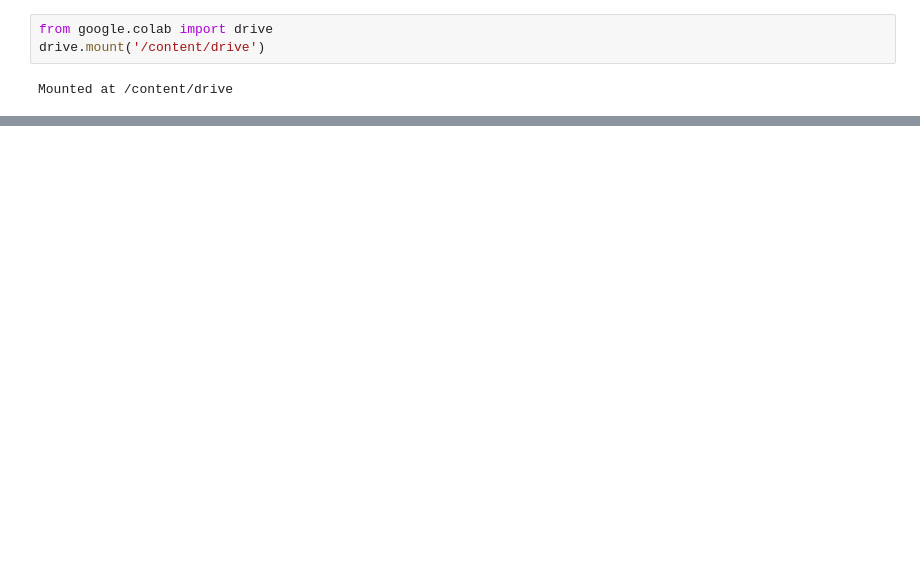
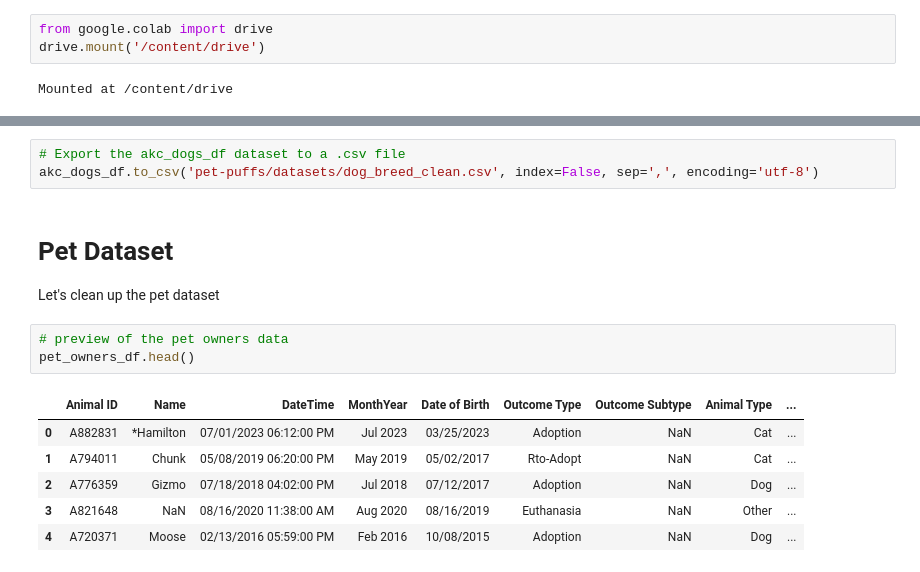
Before and after one commit to Decabra/doggy-delights, a Jupyter notebook: akc_data_cleaning.ipynb, the cells around one changed output, grey strips where cells are left out. Drawn from its saved outputs; the diff is of its cells as text; blank space fills up the shorter version.

```diff
--- a/akc_data_cleaning.ipynb
+++ b/akc_data_cleaning.ipynb
@@ -38,0 +205,17 @@ maxAkcValues
+# %%
+# Export the akc_dogs_df dataset to a .csv file
+akc_dogs_df.to_csv('pet-puffs/datasets/dog_breed_clean.csv', index=False, sep=',', encoding='utf-8')
+# %% [markdown]
+# Pet Dataset
+
+Let's clean up the pet dataset
+# %%
+# preview of the pet owners data
+pet_owners_df.head()
+# %% [output]
+|  | Animal ID | Name | DateTime | MonthYear | Date of Birth | Outcome Type | Outcome Subtype | Animal Type | ... |
+| 0 | A882831 | *Hamilton | 07/01/2023 06:12:00 PM | Jul 2023 | 03/25/2023 | Adoption | NaN | Cat | ... |
+| 1 | A794011 | Chunk | 05/08/2019 06:20:00 PM | May 2019 | 05/02/2017 | Rto-Adopt | NaN | Cat | ... |
+| 2 | A776359 | Gizmo | 07/18/2018 04:02:00 PM | Jul 2018 | 07/12/2017 | Adoption | NaN | Dog | ... |
+| 3 | A821648 | NaN | 08/16/2020 11:38:00 AM | Aug 2020 | 08/16/2019 | Euthanasia | NaN | Other | ... |
+| 4 | A720371 | Moose | 02/13/2016 05:59:00 PM | Feb 2016 | 10/08/2015 | Adoption | NaN | Dog | ... |
```
Also changed, not shown: parts of 57 cells of this notebook, 7 other files.
